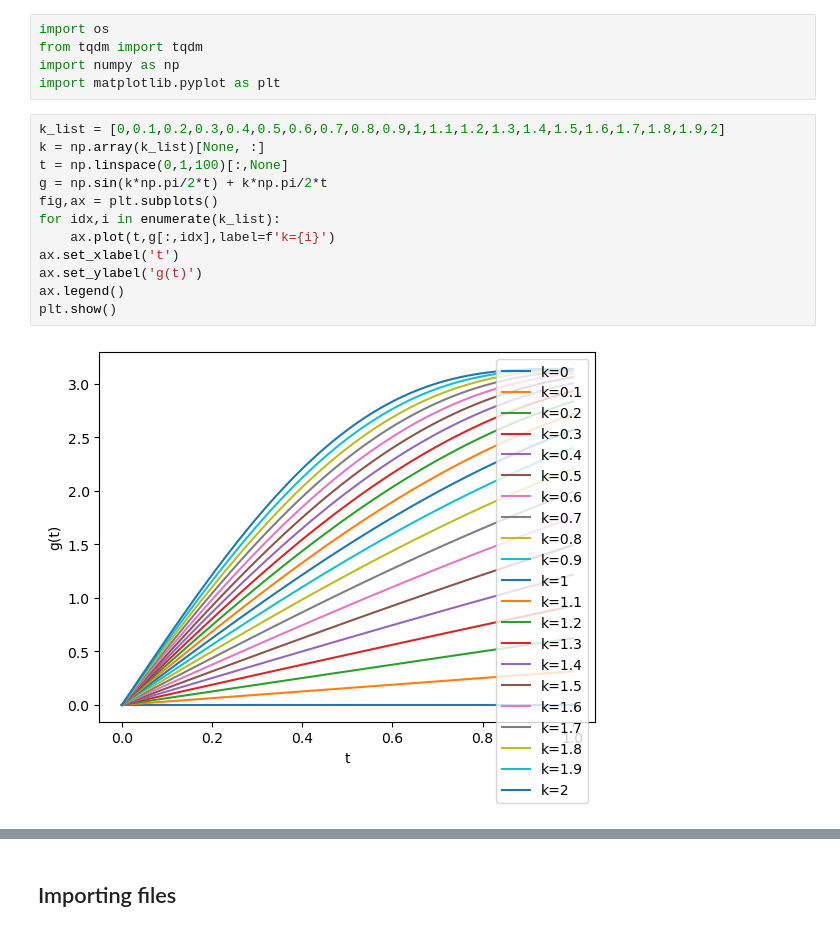
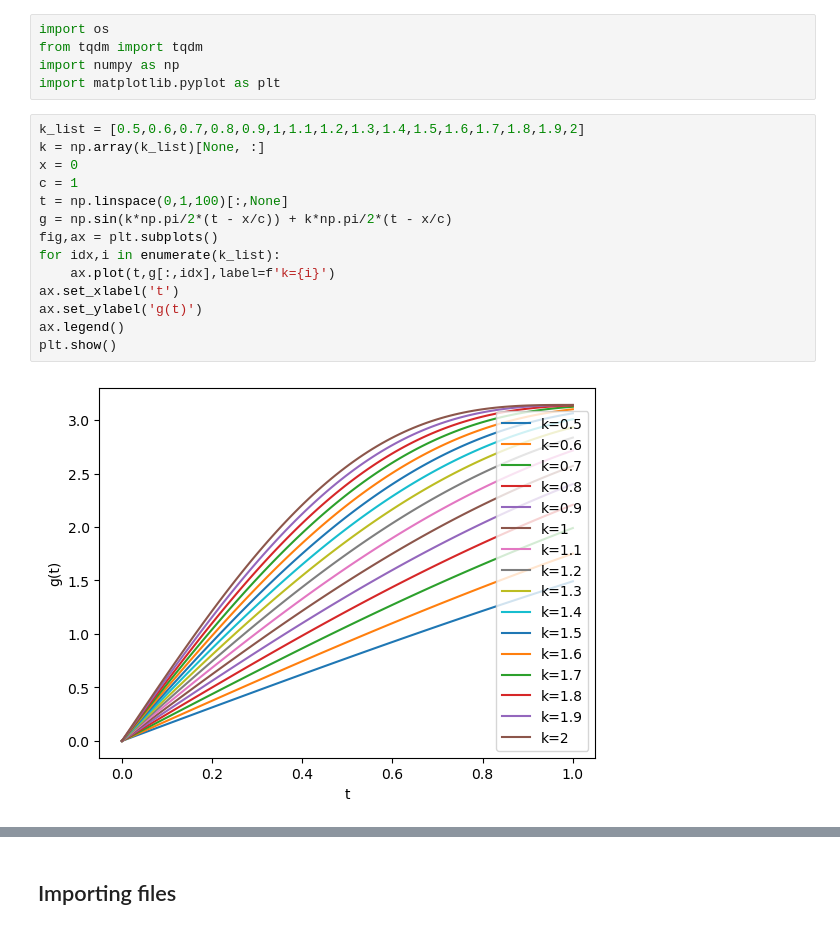
Before and after one commit to olcruzgonzalez/linear_advection_1D1d, a Jupyter notebook: generate_dataset/inspection.ipynb, the cells around one changed output, grey strips where cells are left out. Cells and saved outputs as stored; diff of their text form.

```diff
--- a/generate_dataset/inspection.ipynb
+++ b/generate_dataset/inspection.ipynb
@@ -12,16 +12,18 @@ from tqdm import tqdm
 import numpy as np
 import matplotlib.pyplot as plt
 # %%
-k_list = [0,0.1,0.2,0.3,0.4,0.5,0.6,0.7,0.8,0.9,1,1.1,1.2,1.3,1.4,1.5,1.6,1.7,1.8,1.9,2]
+k_list = [0.5,0.6,0.7,0.8,0.9,1,1.1,1.2,1.3,1.4,1.5,1.6,1.7,1.8,1.9,2]
 k = np.array(k_list)[None, :]
+x = 0
+c = 1
 t = np.linspace(0,1,100)[:,None]
-g = np.sin(k*np.pi/2*t) + k*np.pi/2*t
+g = np.sin(k*np.pi/2*(t - x/c)) + k*np.pi/2*(t - x/c)
 fig,ax = plt.subplots()
 for idx,i in enumerate(k_list):
     ax.plot(t,g[:,idx],label=f'k={i}')
 ax.set_xlabel('t')
 ax.set_ylabel('g(t)')
 ax.legend()
 plt.show()
 # %% [output]
-[figure, old version]
+[figure, new version]
```
Also changed, not shown: parts of 1 cell of this notebook, 7 other files.
